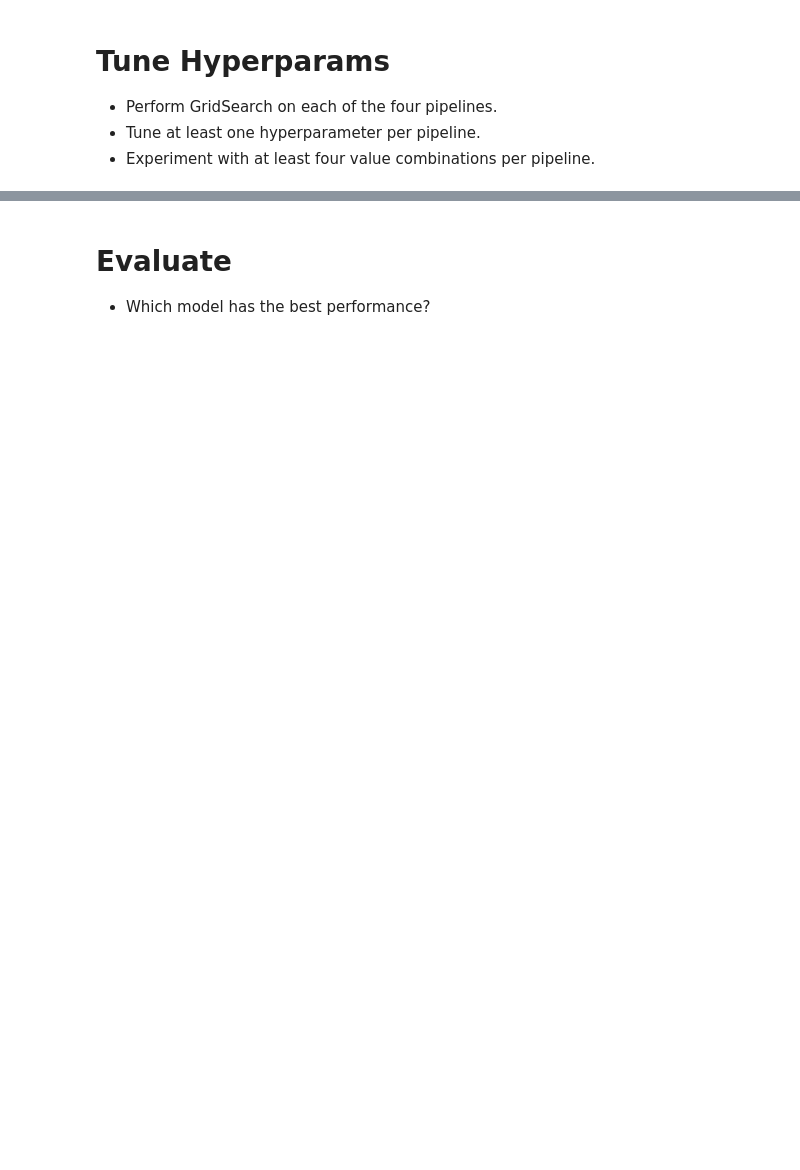
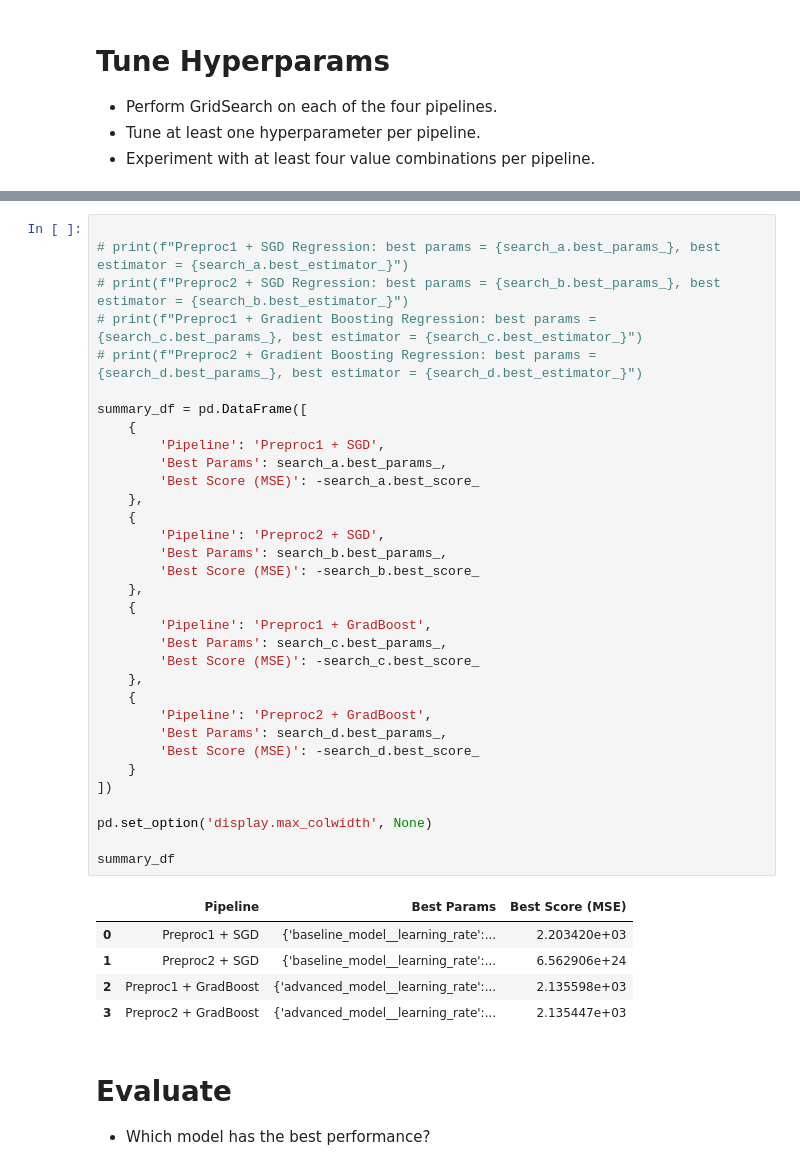
Before and after one commit to ayaAllan/production, a Jupyter notebook: 02_activities/assignments/assignment_2.ipynb, the cells around one changed output, grey strips where cells are left out. Drawn from its saved outputs; the diff is of its cells as text; blank space fills up the shorter version.

```diff
--- a/02_activities/assignments/assignment_2.ipynb
+++ b/02_activities/assignments/assignment_2.ipynb
@@ -216,3 +332,42 @@ Create a [model pipeline](https://scikit-learn.org/stable/modules/generated/skle
+# %%
+
+# print(f"Preproc1 + SGD Regression: best params = {search_a.best_params_}, best estimator = {search_a.best_estimator_}")
+# print(f"Preproc2 + SGD Regression: best params = {search_b.best_params_}, best estimator = {search_b.best_estimator_}")
+# print(f"Preproc1 + Gradient Boosting Regression: best params = {search_c.best_params_}, best estimator = {search_c.best_estimator_}")
+# print(f"Preproc2 + Gradient Boosting Regression: best params = {search_d.best_params_}, best estimator = {search_d.best_estimator_}")
+
+summary_df = pd.DataFrame([
+    {
+        'Pipeline': 'Preproc1 + SGD',
+        'Best Params': search_a.best_params_,
+        'Best Score (MSE)': -search_a.best_score_
+    },
+    {
+        'Pipeline': 'Preproc2 + SGD',
+        'Best Params': search_b.best_params_,
+        'Best Score (MSE)': -search_b.best_score_
+    },
+    {
+        'Pipeline': 'Preproc1 + GradBoost',
+        'Best Params': search_c.best_params_,
+        'Best Score (MSE)': -search_c.best_score_
+    },
+    {
+        'Pipeline': 'Preproc2 + GradBoost',
+        'Best Params': search_d.best_params_,
+        'Best Score (MSE)': -search_d.best_score_
+    }
+])
+
+pd.set_option('display.max_colwidth', None)
+
+summary_df
+# %% [output]
+|  | Pipeline | Best Params | Best Score (MSE) |
+| 0 | Preproc1 + SGD | {'baseline_model__learning_rate':... | 2.203420e+03 |
+| 1 | Preproc2 + SGD | {'baseline_model__learning_rate':... | 6.562906e+24 |
+| 2 | Preproc1 + GradBoost | {'advanced_model__learning_rate':... | 2.135598e+03 |
+| 3 | Preproc2 + GradBoost | {'advanced_model__learning_rate':... | 2.135447e+03 |
 # %% [markdown]
 # Evaluate
 
```
Also changed, not shown: parts of 17 cells of this notebook, 1 other file.
